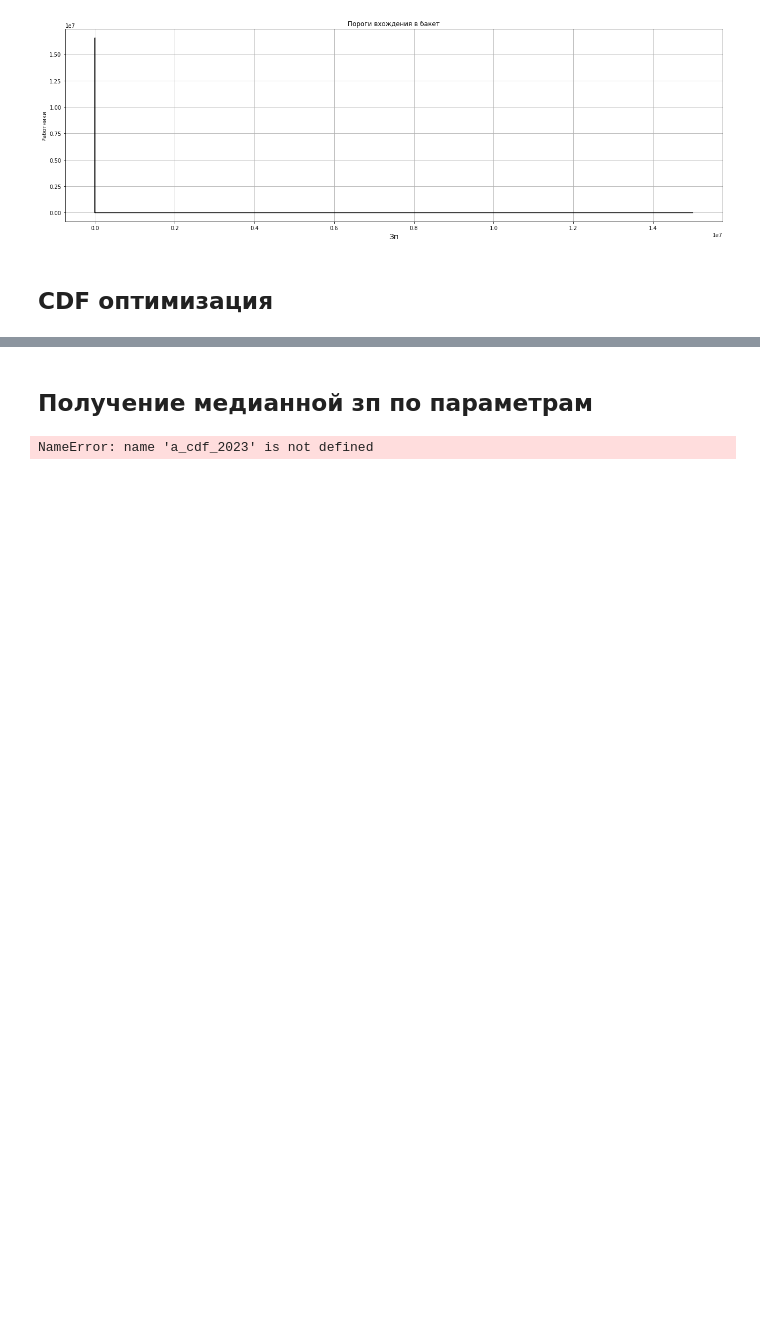
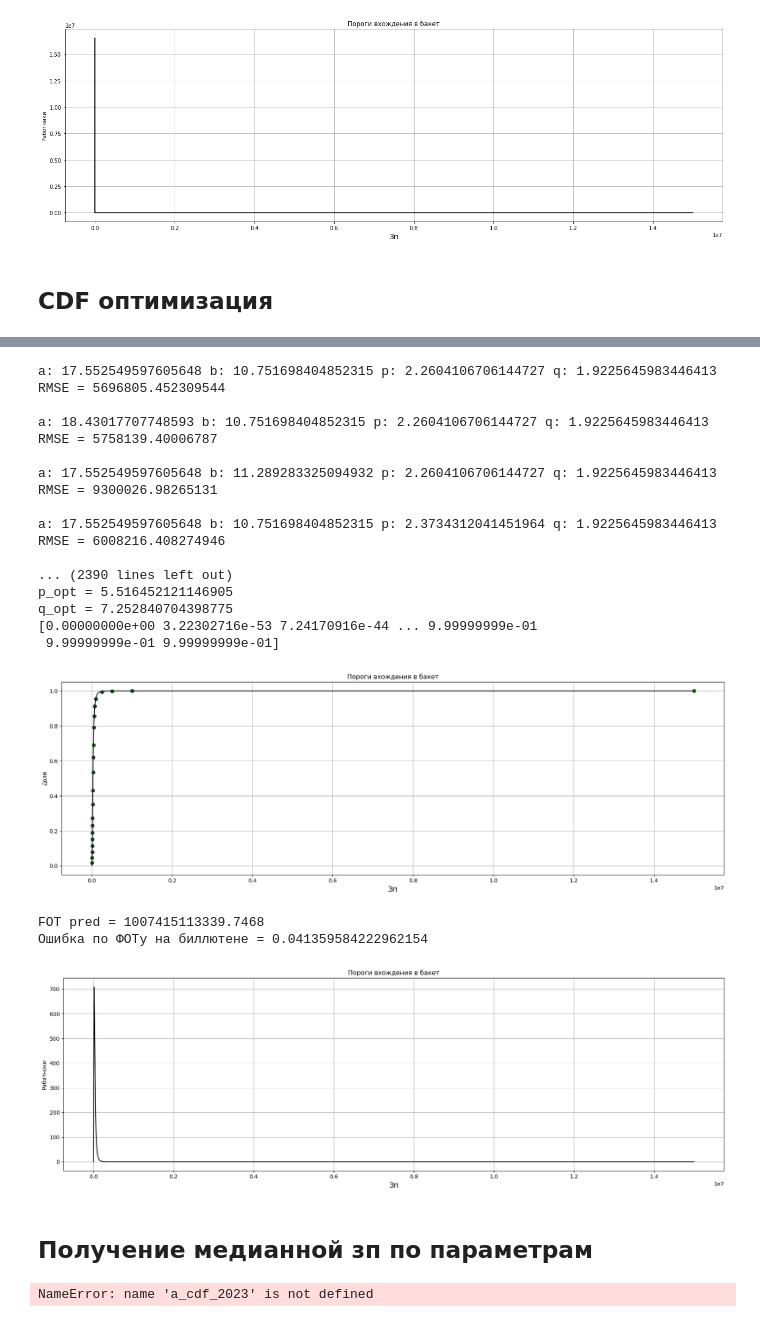
Before and after one commit to Postironia1/fot, a Jupyter notebook: notebooks/fot_13_11_log.ipynb, the cells around one changed output, grey strips where cells are left out. Saved outputs shown, nothing was run; the diff lists cells and outputs as text; code cells hidden in the pictures; blank space fills up the shorter version.

```diff
--- a/notebooks/fot_13_11_log.ipynb
+++ b/notebooks/fot_13_11_log.ipynb
@@ -569,24 +570,24 @@ df_2023
 | 32 | свыше 3000000,0 | 3694.31 | 0.000131 | 7683096.4 | 1.000000 | 2.838374e+10 | 2.037546e+12 | 1.000000 |
 # %%
 ## 2023
-fot_2023_bill1 = df_2023['fot'].sum()
+fot_2023_bill = df_2023['fot'].sum()
 num_workers_2023_bill = df_2023['Кол-во'].sum()
-avg_salary_2023_bill = fot_2023_bill1 / num_workers_2023_bill
+avg_salary_2023_bill = fot_2023_bill / num_workers_2023_bill
 
 ## 2021
-fot_2021_bill1 = df_2021['fot'].sum()
+fot_2021_bill = df_2021['fot'].sum()
 num_workers_2021_bill = df_2021['Кол-во'].sum()
-avg_salary_2021_bill = fot_2021_bill1 / num_workers_2021_bill
+avg_salary_2021_bill = fot_2021_bill / num_workers_2021_bill
 
 ## 2019
-fot_2019_bill1 = df_2019['fot'].sum()
+fot_2019_bill = df_2019['fot'].sum()
 num_workers_2019_bill = df_2019['Кол-во'].sum()
-avg_salary_2019_bill = fot_2019_bill1 / num_workers_2019_bill
+avg_salary_2019_bill = fot_2019_bill / num_workers_2019_bill
 
 ## 2017
-fot_2017_bill1 = df_2017['fot'].sum()
+fot_2017_bill = df_2017['fot'].sum()
 num_workers_2017_bill = df_2017['Кол-во'].sum()
-avg_salary_2017_bill = fot_2017_bill1 / num_workers_2017_bill
+avg_salary_2017_bill = fot_2017_bill / num_workers_2017_bill
 # %%
 # Численно вычисленное PDF (сравнить)
 df_2023['pdf_chisl'] = np.gradient(df_2023['cumsum'].values, df_2023['Ср зп'].values)
@@ -896,7 +897,7 @@ result = []
 gc.collect()
 
 # Нахождение оптимальных параметров GB распределения, описывающих cdf распределение биллютеня от Росстат за 2023
-a_cdf_2023, b_cdf_2023, p_cdf_2023, q_cdf_2023 = custom_GB2(df_2023, upper_point_2023, num_workers_2023_bil, fot_2023_bil)
+a_cdf_2023, b_cdf_2023, p_cdf_2023, q_cdf_2023 = custom_GB2(df_2023, upper_point_2023, num_workers_2023_bill, fot_2023_bill)
 
 result.append({
     'year' : '2023',
@@ -932,7 +932,7 @@ NameError: name 'result' is not defined
 gc.collect()
 
 # Нахождение оптимальных параметров GB распределения, описывающих cdf распределение биллютеня от Росстат за 2021
-a_cdf_2021, b_cdf_2021, p_cdf_2021, q_cdf_2021 = custom_GB2(df_2021, upper_point_2021, num_workers_2021_bil, fot_2021_bil)
+a_cdf_2021, b_cdf_2021, p_cdf_2021, q_cdf_2021 = custom_GB2(df_2021, upper_point_2021, num_workers_2021_bill, fot_2021_bill)
 
 result.append({
     'year' : '2021',
@@ -965,7 +965,7 @@ FOT pred = 1505885008579.7253
 [figure]
 # %%
 # Нахождение оптимальных параметров GB распределения, описывающих cdf распределение биллютеня от Росстат за 2019
-a_cdf_2019, b_cdf_2019, p_cdf_2019, q_cdf_2019 = custom_GB2(df_2019, upper_point_2019, num_workers_2019_bil, fot_2019_bil)
+a_cdf_2019, b_cdf_2019, p_cdf_2019, q_cdf_2019 = custom_GB2(df_2019, upper_point_2019, num_workers_2019_bill, fot_2019_bill)
 
 result.append({
     'year' : '2019',
@@ -1000,13 +999,35 @@ NameError: name 'result' is not defined
 # %%
 # Нахождение оптимальных параметров GB распределения, описывающих cdf распределение биллютеня от Росстат за 2017
-a_cdf_2017, b_cdf_2017, p_cdf_2017, q_cdf_2017 = custom_GB2(df_2017, upper_point_2017, num_workers_2017_bil, fot_2017_bil)
+a_cdf_2017, b_cdf_2017, p_cdf_2017, q_cdf_2017 = custom_GB2(df_2017, upper_point_2017, num_workers_2017_bill, fot_2017_bill)
 
 result.append({
     'year' : '2017',
     'a_cdf' : a_cdf_2017,
     'b_cdf' : b_cdf_2017,
     'p_cdf' : p_cdf_2017,
     'q_cdf' : q_cdf_2017
 })
+# %% [output]
+a: 17.552549597605648 b: 10.751698404852315 p: 2.2604106706144727 q: 1.9225645983446413
+RMSE = 5696805.452309544
+
+a: 18.43017707748593 b: 10.751698404852315 p: 2.2604106706144727 q: 1.9225645983446413
+RMSE = 5758139.40006787
+
+a: 17.552549597605648 b: 11.289283325094932 p: 2.2604106706144727 q: 1.9225645983446413
+RMSE = 9300026.98265131
+
+a: 17.552549597605648 b: 10.751698404852315 p: 2.3734312041451964 q: 1.9225645983446413
+RMSE = 6008216.408274946
+
+... (2390 lines left out)
+p_opt = 5.516452121146905
+q_opt = 7.252840704398775
+[0.00000000e+00 3.22302716e-53 7.24170916e-44 ... 9.99999999e-01
+ 9.99999999e-01 9.99999999e-01]
+[figure, added]
+FOT pred = 1007415113339.7468
+Ошибка по ФОТу на биллютене = 0.041359584222962154
+[figure, added]
 # %%
 result_df = pd.DataFrame(result)
```
Also changed, not shown: parts of 7 cells of this notebook, 4 other files.
